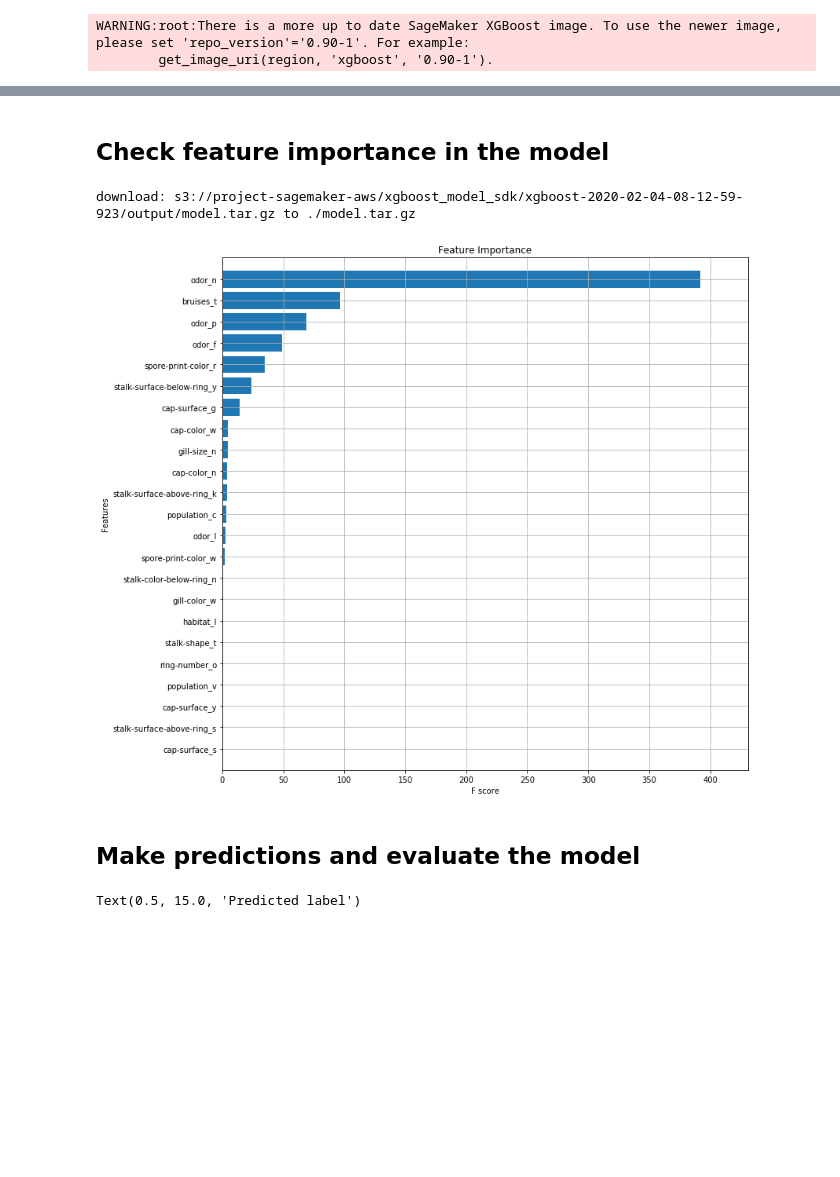
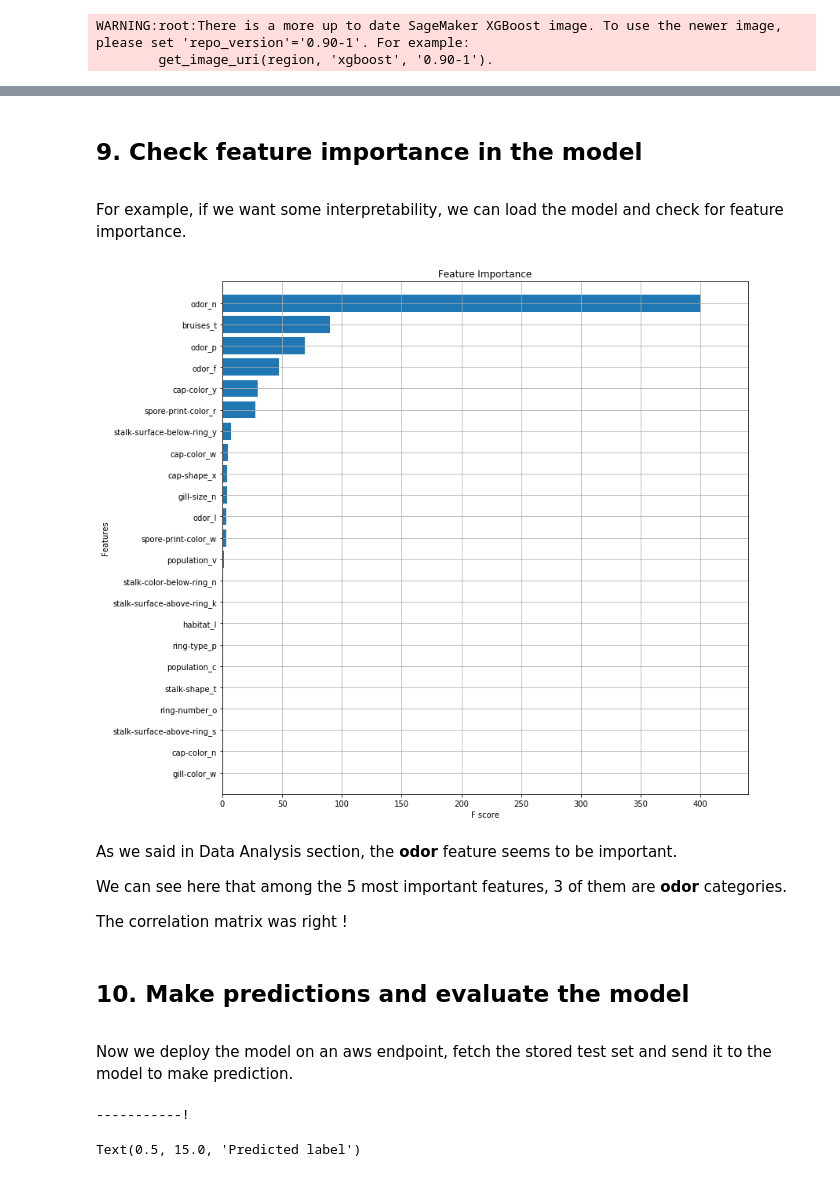
Before and after one commit to Mathiris/mushroom-dataset-analysis-and-prediction-using-aws-sagemaker, a Jupyter notebook: notebook.ipynb, the cells around one changed output, grey strips where cells are left out. Cells and saved outputs as stored; diff of their text form; code cells hidden in the pictures; blank space fills up the shorter version.

Commit message:
Add table of content and comments
Translate document in english

```diff
--- a/notebook.ipynb
+++ b/notebook.ipynb
@@ -186,5 +227,5 @@ print('Number of columns generated from dummy variables =', len(X_dummy.columns.
 # %% [output]
 Number of columns generated from dummy variables = 91 Columns
 # %%
-# Example using standardization /!\ Needed for PCA but not necessary for xgboost
-X_std = StandardScaler().fit_transform(X_dummy)
+# We use here standardization which is a prerequisite for PCA and helpful for xgboost
+X_std = StandardScaler().fit_transform(X_dummy.astype(float))
@@ -360,17 +447,6 @@ Billable seconds: 51
 # %% [markdown]
-## Check feature importance in the model
+<div id='Checkfeature'/>
+
+## 9. Check feature importance in the model
-# %%
-# Get the feature importance of the model
-import tarfile
-import pickle as pkl
-
-# download the model artifact from AWS S3
-!aws s3 cp s3://project-sagemaker-aws/xgboost_model_sdk/xgboost-2020-02-04-08-12-59-923/output/model.tar.gz .
-
-#opens the downloaded model artifcat and loads it as 'model' variable
-tar = tarfile.open('model.tar.gz')
-tar.extractall()
-tar.close()
-model = pkl.load(open('xgboost-model', 'rb'))
-# %% [output]
-download: s3://project-sagemaker-aws/xgboost_model_sdk/xgboost-2020-02-04-08-12-59-923/output/model.tar.gz to ./model.tar.gz
+# %% [markdown]
+For example, if we want some interpretability, we can load the model and check for feature importance.
@@ -377,14 +464,34 @@ download: s3://project-sagemaker-aws/xgboost_model_sdk/xgboost-2020-02-04-08-12-
 # %%
 map_names = dict(zip(model.feature_names, train_set.drop(['class'], axis=1).columns))
 model.feature_names = list(map_names.values())
 
 #plot feature importance
 fig, ax = plt.subplots(figsize=(12,12))
 xgb.plot_importance(model, importance_type='gain', max_num_features=30, height=0.8, ax=ax, show_values = False)
 plt.title('Feature Importance')
 plt.show()
+os.remove('xgboost-model')
 # %% [output]
-[figure, old version]
+[figure, new version]
+# %% [markdown]
+As we said in Data Analysis section, the __odor__ feature seems to be important.
+
+We can see here that among the 5 most important features, 3 of them are __odor__ categories.
+
+The correlation matrix was right !
 # %% [markdown]
-## Make predictions and evaluate the model
+<div id='Makepredictions'/>
+
+## 10. Make predictions and evaluate the model
+# %% [markdown]
+Now we deploy the model on an aws endpoint, fetch the stored test set and send it to the model to make prediction.
+# %%
+xgb_predictor = xgb_model.deploy(initial_instance_count = 1, instance_type = 'ml.m4.xlarge')
+
+# Data format expected from the predictor
+xgb_predictor.content_type = 'text/csv'
+xgb_predictor.serializer = csv_serializer
+xgb_predictor.deserializer = None
+# %% [output]
+-----------!
 # %%
```
Also changed, not shown: parts of 64 cells of this notebook.
